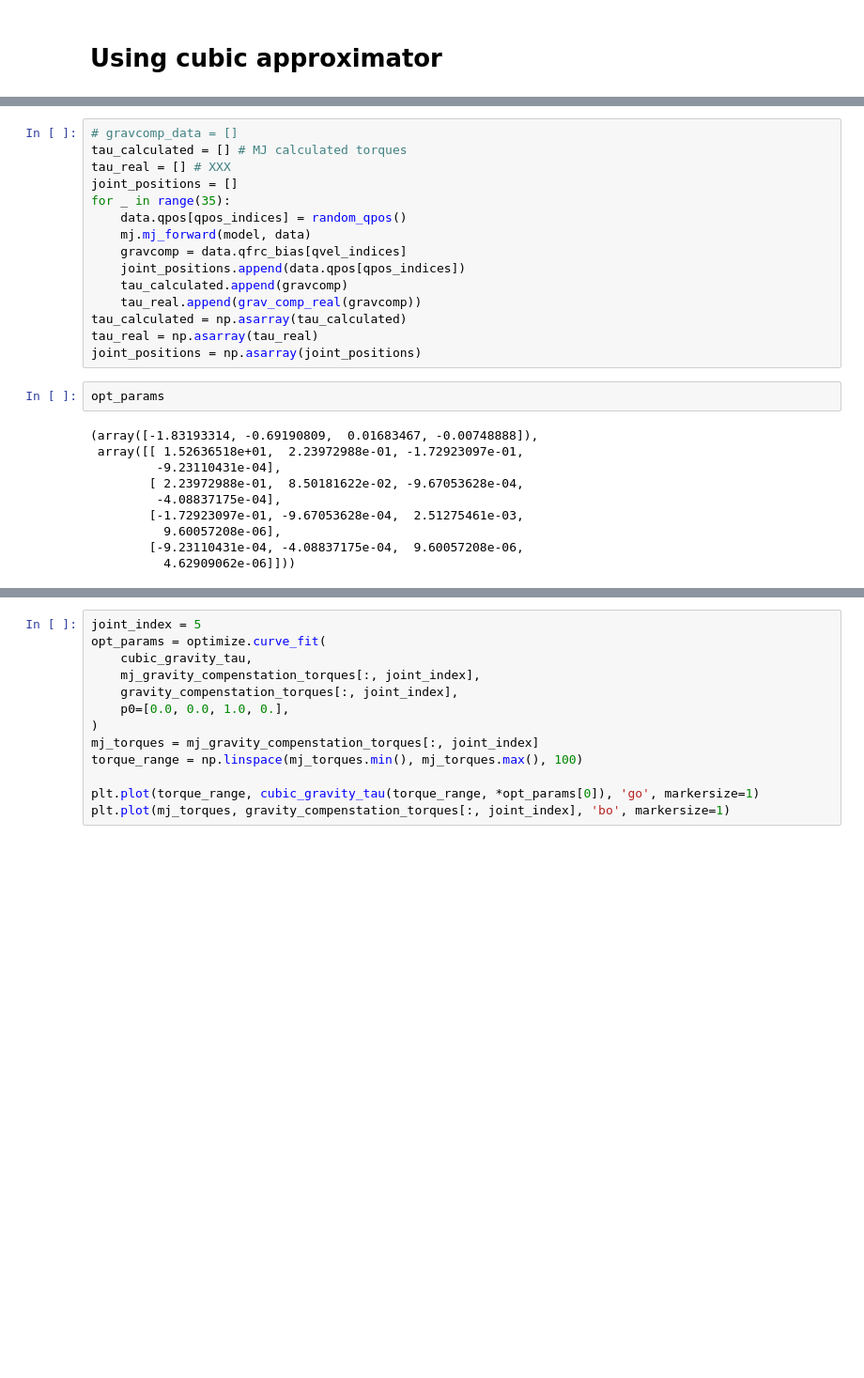
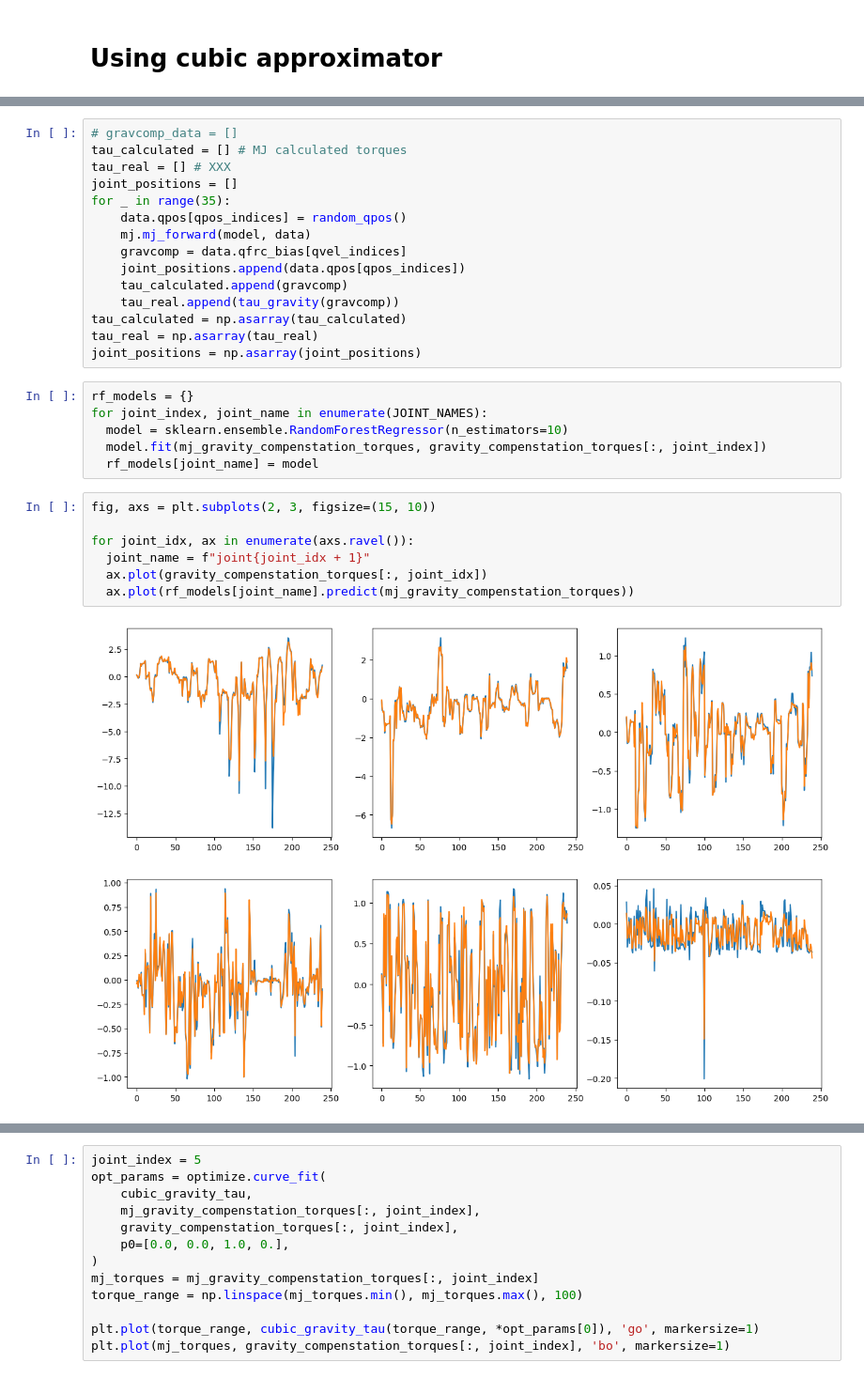
Before and after one commit to JafarAbdi/piper_ros, a Jupyter notebook: Untitled.ipynb, the cells around one changed output, grey strips where cells are left out. Shown at 94% size. Cells and saved outputs as stored; diff of their text form; blank space fills up the shorter version.

```diff
--- a/Untitled.ipynb
+++ b/Untitled.ipynb
@@ -84,19 +103,22 @@ for _ in range(35):
     gravcomp = data.qfrc_bias[qvel_indices]
     joint_positions.append(data.qpos[qpos_indices])
     tau_calculated.append(gravcomp)
-    tau_real.append(grav_comp_real(gravcomp))
+    tau_real.append(tau_gravity(gravcomp))
 tau_calculated = np.asarray(tau_calculated)
 tau_real = np.asarray(tau_real)
 joint_positions = np.asarray(joint_positions)
-# %%
-opt_params
-# %% [output]
-(array([-1.83193314, -0.69190809,  0.01683467, -0.00748888]),
- array([[ 1.52636518e+01,  2.23972988e-01, -1.72923097e-01,
-         -9.23110431e-04],
-        [ 2.23972988e-01,  8.50181622e-02, -9.67053628e-04,
-         -4.08837175e-04],
-        [-1.72923097e-01, -9.67053628e-04,  2.51275461e-03,
-          9.60057208e-06],
-        [-9.23110431e-04, -4.08837175e-04,  9.60057208e-06,
-          4.62909062e-06]]))
+# %%
+rf_models = {}
+for joint_index, joint_name in enumerate(JOINT_NAMES):
+  model = sklearn.ensemble.RandomForestRegressor(n_estimators=10)
+  model.fit(mj_gravity_compenstation_torques, gravity_compenstation_torques[:, joint_index])
+  rf_models[joint_name] = model
+# %%
+fig, axs = plt.subplots(2, 3, figsize=(15, 10))
+
+for joint_idx, ax in enumerate(axs.ravel()):
+  joint_name = f"joint{joint_idx + 1}"
+  ax.plot(gravity_compenstation_torques[:, joint_idx])
+  ax.plot(rf_models[joint_name].predict(mj_gravity_compenstation_torques))
+# %% [output]
+[figure, added]
```
Also changed, not shown: parts of 7 cells of this notebook, 4 other files.
